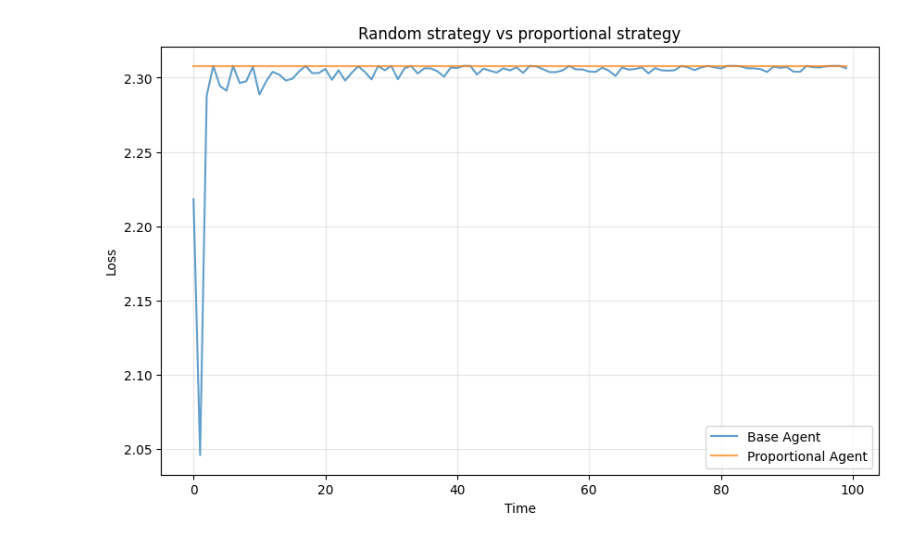
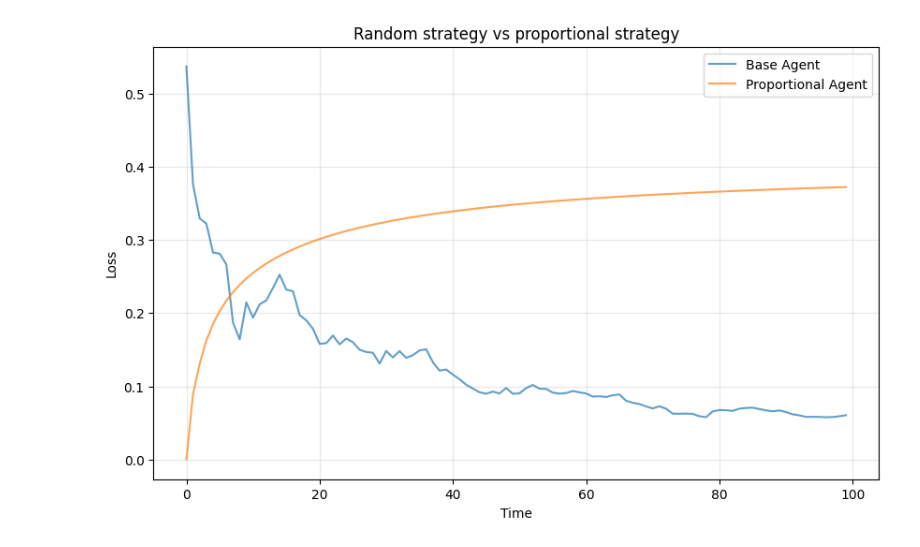
Before and after one commit to Joeri-G/Ant, a Jupyter notebook: experiments/experiment_1.ipynb, the cells around one changed output. Cells and saved outputs as stored; diff of their text form; code cells hidden in the pictures.

```diff
--- a/experiments/experiment_1.ipynb
+++ b/experiments/experiment_1.ipynb
@@ -19,20 +19,22 @@ allocation_matrix, utility = computed_equilibrium = P4(M1)
 # %%
 simulation_length = 100
-simulated_state_base = M1.simulate(simulation_length, allocation_matrix)
-simulated_state_prop = M2.simulate(simulation_length, allocation_matrix)
+M1.set_market_equilibrium(allocation_matrix, utility)
+M2.set_market_equilibrium(allocation_matrix, utility)
+simulated_state_base = M1.simulate(simulation_length)
+simulated_state_prop = M2.simulate(simulation_length)
 # %%
-time_steps = np.arange(len(simulated_state_base))
+time_steps = np.arange(simulation_length)
 
 plt.figure(figsize=(10, 6))
 plt.plot(time_steps, simulated_state_base, label="Base Agent", alpha=0.7)
 plt.plot(time_steps, simulated_state_prop, label="Proportional Agent", alpha=0.7)
 # plt.axhline(y=utility, color='red', linestyle='--', linewidth=2, label='Equilibrium')
 
 plt.xlabel("Time")
 plt.ylabel("Loss")
 plt.title("Random strategy vs proportional strategy")
 plt.legend()
 plt.grid(True, alpha=0.3)
 plt.show()
 # %% [output]
-[figure, old version]
+[figure, new version]
```
Also changed, not shown: parts of 1 cell of this notebook, 1 other file.
